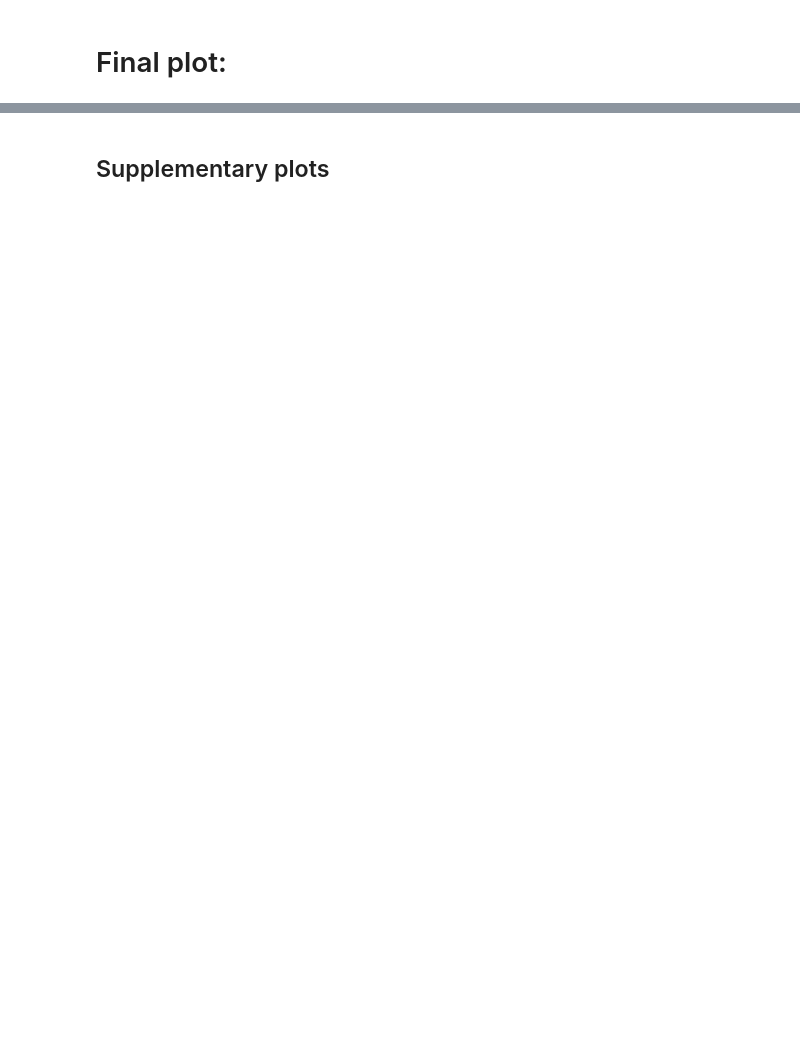
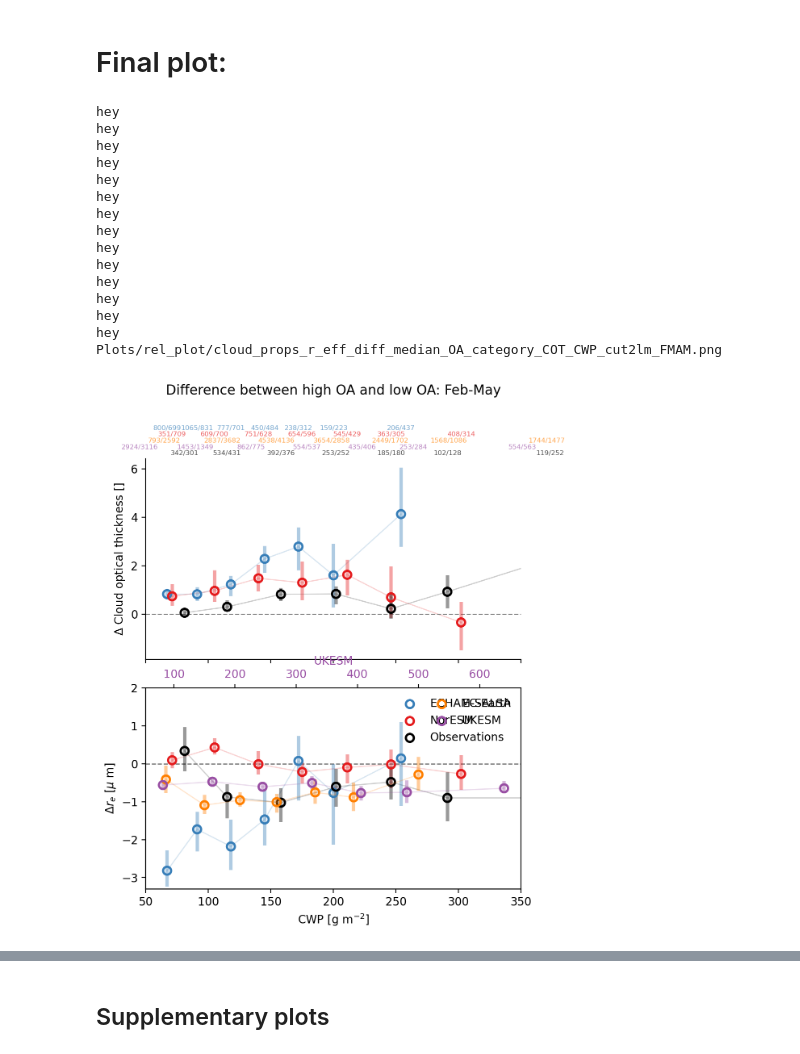
Before and after one commit to sarambl/BS-FDBCK, a Jupyter notebook: bs_fdbck_clean/notebooks/03-cloud_properties/03-01-ATTO/03-01-04-01_confidence_interval_diff_median_my_data-ATTO_FMAM.ipynb, the cells around one changed output, grey strips where cells are left out. Drawn from its saved outputs; the diff is of its cells as text; code cells hidden in the pictures; blank space fills up the shorter version.

```diff
--- a/bs_fdbck_clean/notebooks/03-cloud_properties/03-01-ATTO/03-01-04-01_confidence_interval_diff_median_my_data-ATTO_FMAM.ipynb
+++ b/bs_fdbck_clean/notebooks/03-cloud_properties/03-01-ATTO/03-01-04-01_confidence_interval_diff_median_my_data-ATTO_FMAM.ipynb
@@ -1829,7 +1844,7 @@ x_var = 'CWP_cut2lm'
 y_var1 = 'COT'
 y_var2 = 'r_eff'
 
-ylab1 = r'$\Delta $ Cloud optical depth []'
+ylab1 = r'$\Delta $ Cloud optical thickness []'
 ylab2 = r'$\Delta r_e$ [$\mu$ m]'
 y_pos = 0
 
@@ -1907,32 +1922,49 @@ ax_num_ukesm.yaxis.set_visible(False)
 sns.despine(ax=ax_num,right=True, left = True, bottom=True, top=True)
 sns.despine(ax=ax_num_ukesm,right=True, left = True, bottom=True, top=True)
 for ax in axs:
     ax.axhline(0, c='.5',zorder=-10,lw=1, linestyle='--')
 
 axs[0].set_ylabel(ylab1)
 axs[1].set_ylabel(ylab2)
 axs[1].set_ylim(ylim2)
 axs[1].set_xlim([50,350])
 
 axs[1].set_xlabel('CWP [g m$^{-2}$]')
 
 ax.legend(frameon=False)
 ax_use_twin.legend(frameon=False)
 
 ax_num.set_title(f'Difference between high OA and low OA: {dic_season_nicename[season]}')
 
 #ax_num.set_ylim([0,1])
 
 sns.despine(ax = axs[0])
 sns.despine(ax = axs[1])
 fn = make_fn(hue_var, y_var1,x_var,comment=f'{y_var2}_diff_median', relplot=True)
 print(fn)
 #fig.savefig(fn, dpi=150)
 #fig.tight_layout()
 fig.savefig(fn, dpi=150)
 fig.savefig(fn.with_suffix('.pdf'), dpi=150)
 plt.show()
 
 ### Grid box avg
+# %% [output]
+hey
+hey
+hey
+hey
+hey
+hey
+hey
+hey
+hey
+hey
+hey
+hey
+hey
+hey
+Plots/rel_plot/cloud_props_r_eff_diff_median_OA_category_COT_CWP_cut2lm_FMAM.png
+[figure, added]
 # %%
 '/\n'.join(si.split('/'))
```
Also changed, not shown: parts of 17 cells of this notebook, 30 other files.
